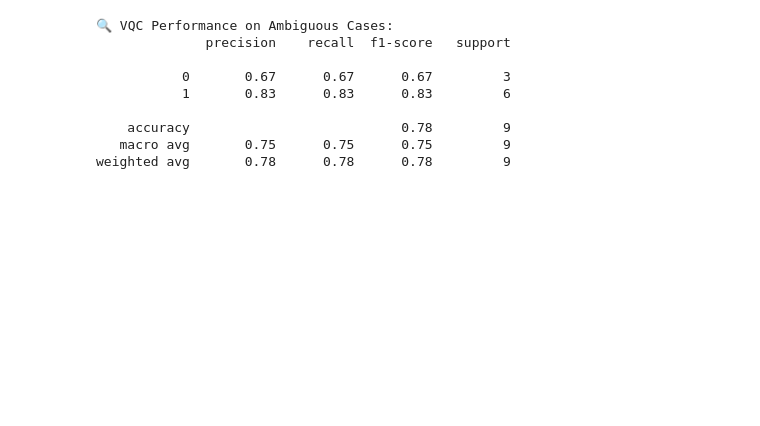
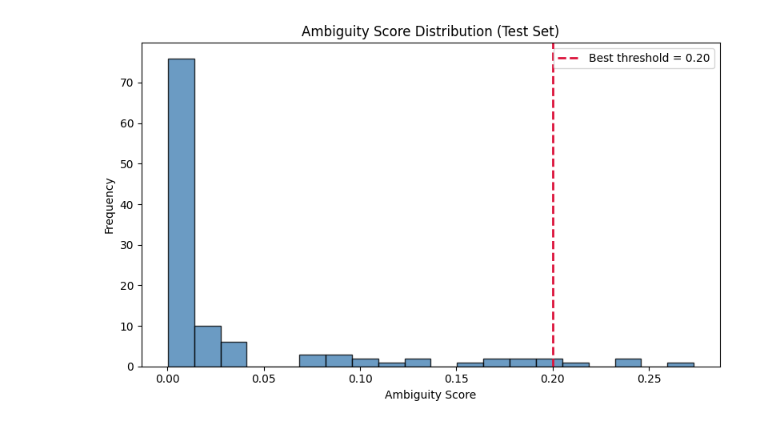
Before and after one commit to muktishreejain/Quantum_Breast_cancer_diagnosis, a Jupyter notebook: Machine Learning Breastcancer.ipynb, the cells around one changed output. Cells and saved outputs as stored; diff of their text form; code cells hidden in the pictures; blank space fills up the shorter version.

```diff
--- a/Machine Learning Breastcancer.ipynb
+++ b/Machine Learning Breastcancer.ipynb
@@ -100,41 +246,14 @@ Note: you may need to restart the kernel to use updated packages.
 # %%
-from qiskit.circuit.library import ZZFeatureMap, RealAmplitudes
-from qiskit_machine_learning.algorithms.classifiers import VQC
-from qiskit.algorithms.optimizers import COBYLA
-from qiskit_aer import Aer
-
-# 1. Define feature map and ansatz
-feature_map = ZZFeatureMap(feature_dimension=4, reps=1)
-ansatz = RealAmplitudes(num_qubits=4, reps=1)
-
-# 2. Choose optimizer
-optimizer = COBYLA(maxiter=100)
-
-# 3. Set up VQC model
-vqc = VQC(
-    feature_map=feature_map,
-    ansatz=ansatz,
-    loss='cross_entropy',
-    optimizer=optimizer,
-)
-
-# 4. Fit the VQC on ambiguous points
-vqc.fit(X_ambiguous, y_ambiguous)
-
-# 5. Predict + evaluate
-y_vqc_pred = vqc.predict(X_ambiguous)
-
-from sklearn.metrics import classification_report
-print("🔍 VQC Performance on Ambiguous Cases:")
-print(classification_report(y_ambiguous, y_vqc_pred))
+# A) Ambiguity score distribution histogram
+plt.figure(figsize=(8, 5))
+plt.hist(ambiguity_score_test, bins=20, color="steelblue", alpha=0.8, edgecolor="black")
+plt.axvline(best_threshold, color="crimson", linestyle="--", linewidth=2, label=f"Best threshold = {best_threshold:.2f}")
+plt.title("Ambiguity Score Distribution (Test Set)")
+plt.xlabel("Ambiguity Score")
+plt.ylabel("Frequency")
+plt.legend()
+plt.tight_layout()
+plt.show()
 # %% [output]
-🔍 VQC Performance on Ambiguous Cases:
-              precision    recall  f1-score   support
-
-           0       0.67      0.67      0.67         3
-           1       0.83      0.83      0.83         6
-
-    accuracy                           0.78         9
-   macro avg       0.75      0.75      0.75         9
-weighted avg       0.78      0.78      0.78         9
+[figure, added]
 # %%
```
Also changed, not shown: parts of 16 cells of this notebook, 2 other files.
